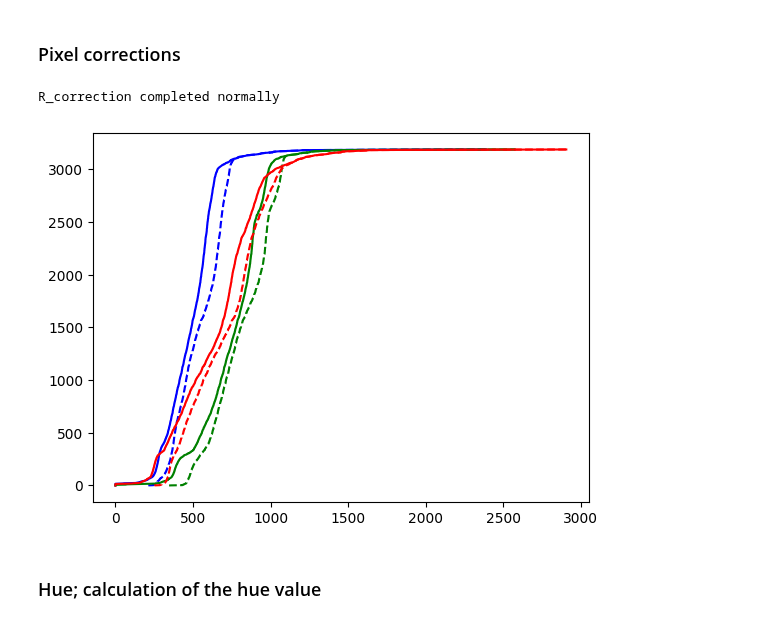
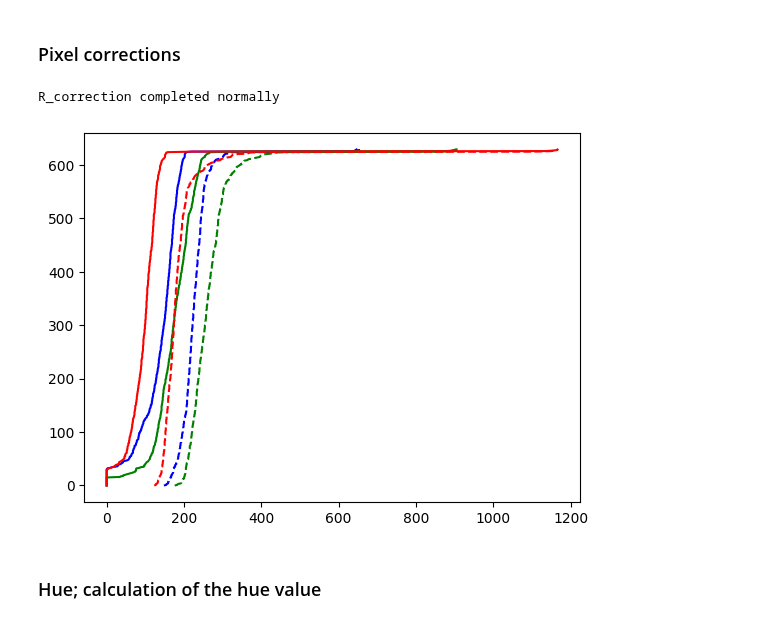
Before and after one commit to vikineema/deafrica_water_quality, a Jupyter notebook: WP1.2/WQ package 1.2.ipynb, the cells around one changed output. Saved outputs shown, nothing was run; the diff lists cells and outputs as text; code cells hidden in the pictures.

```diff
--- a/WP1.2/WQ package 1.2.ipynb
+++ b/WP1.2/WQ package 1.2.ipynb
@@ -145,5 +145,5 @@ ds   = water_analysis(ds,
                    wofs_varname             = 'wofs_ann_freq',
                    permanent_water_threshold= PWT,
                    sigma_coefficient        = SC,
-                   verbose                  = verbose,
+                   verbose                  = True,
                    test                     = test)
@@ -456,17 +438,22 @@ ds=set_clearwater(ds)
 # %%
 # --- dark Pixel correction, the 'dp_adjust' dictionary controls which variables are used as a reference,
 #     and which are changed in the dark-pixel correction
 #     Add entries to cater for non-geomedian situations.
 
-dp_adjust = {
+def apply_R_correction(ds):
+    dp_adjust = {
         'msi_agm': {'ref_var':'msi12_agm','var_list': ['msi04_agm','msi03_agm','msi02_agm','msi05_agm','msi06_agm', 'msi07_agm']},
         'oli_agm': {'ref_var':'oli07_agm','var_list': ['oli04_agm','oli03_agm','oli02_agm']},
         'tm_agm' : {'ref_var':'tm07_agm', 'var_list': ['tm04_agm','tm03_agm','tm02_agm','tm01_agm']}
         }
-ds = R_correction(ds,dp_adjust,instruments,water_frequency_threshold_low,verbose=verbose,test=test)
+    ds = R_correction(ds,dp_adjust,instruments,water_frequency_threshold_low,verbose=verbose,test=test)
+    return(ds)
+
+# this is broken --- returns nans on all variables and expands the time-only variables across the dataset
+dsc = apply_R_correction(ds.where(ds.clearwater))
 # %% [output]
 R_correction completed normally
-[figure, old version]
+[figure, new version]
 # %% [markdown]
 ### Hue; calculation of the hue value
 # %%
```
Also changed, not shown: parts of 11 cells of this notebook.
